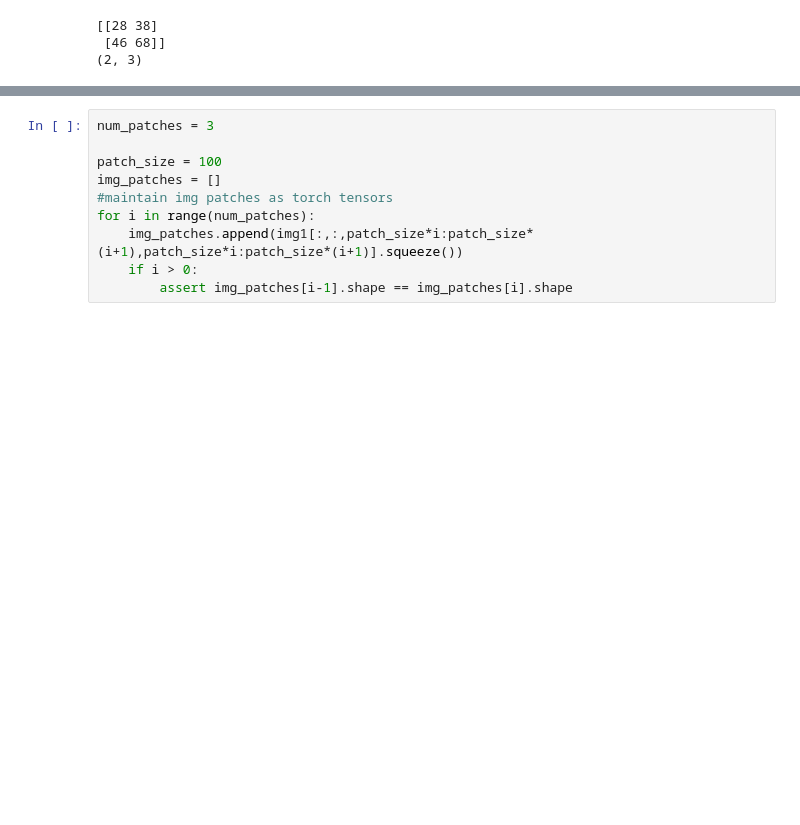
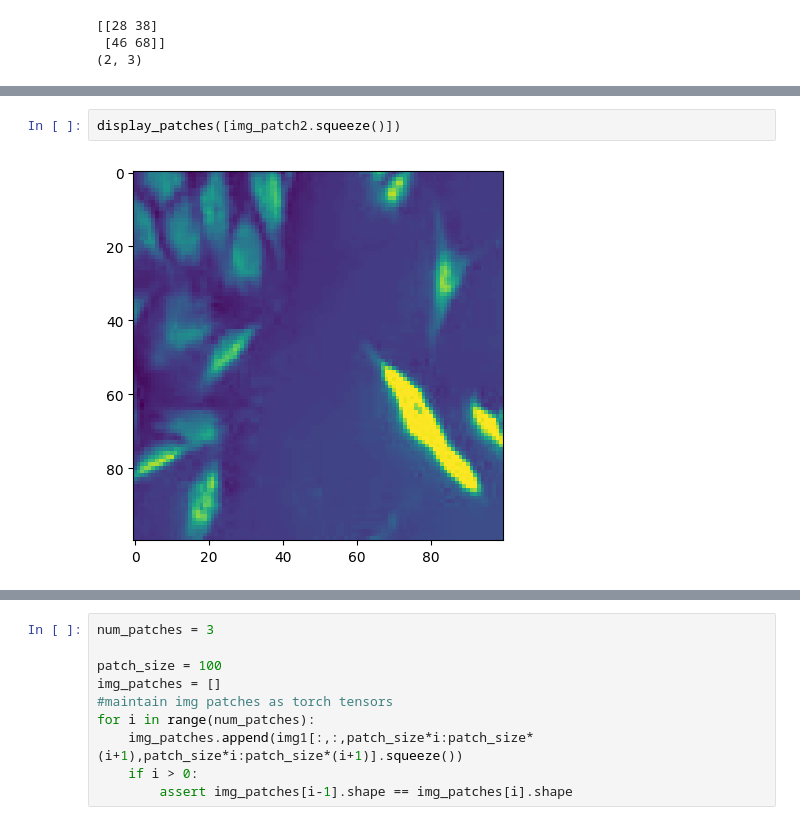
Before and after one commit to joonpark2019/GroupEquivariantCNN, a Jupyter notebook: REKD/sample_demo.ipynb, the cells around one changed output, grey strips where cells are left out. Cells and saved outputs as stored; diff of their text form; blank space fills up the shorter version.

```diff
--- a/REKD/sample_demo.ipynb
+++ b/REKD/sample_demo.ipynb
@@ -194,0 +254,4 @@ display_patches([map1, map2])
+# %%
+display_patches([img_patch2.squeeze()])
+# %% [output]
+[figure, added]
```
Also changed, not shown: parts of 11 cells of this notebook, 21 other files.
